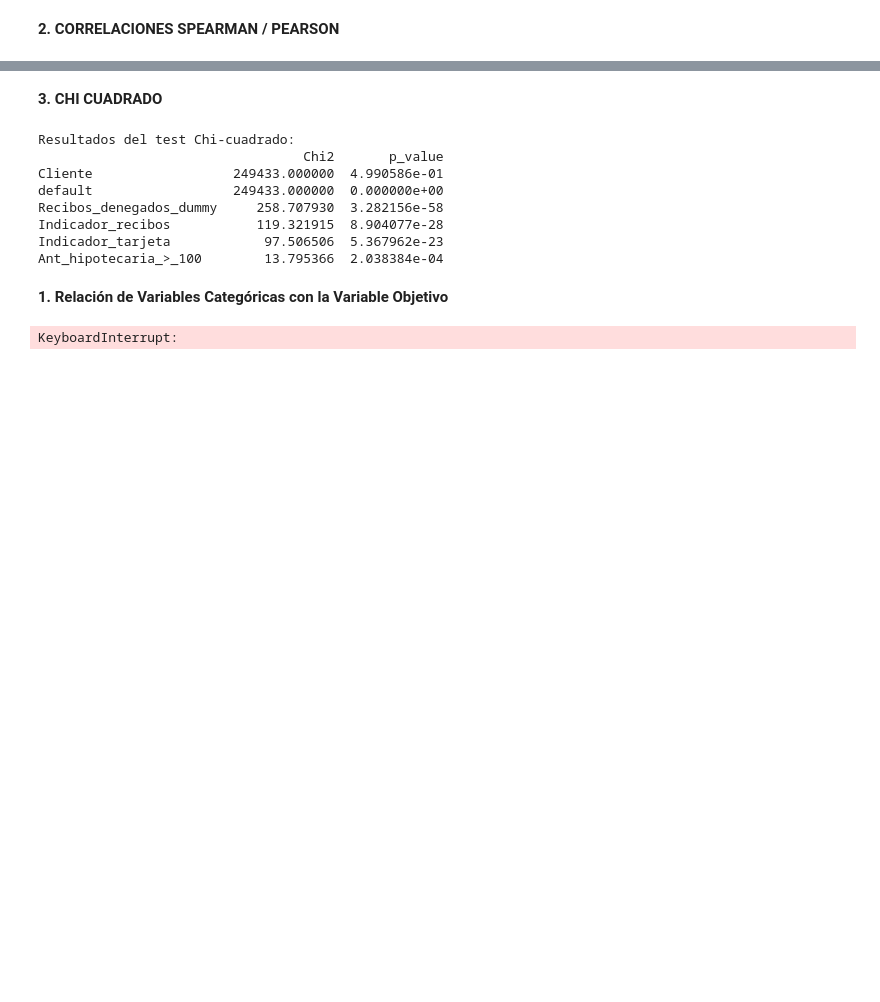
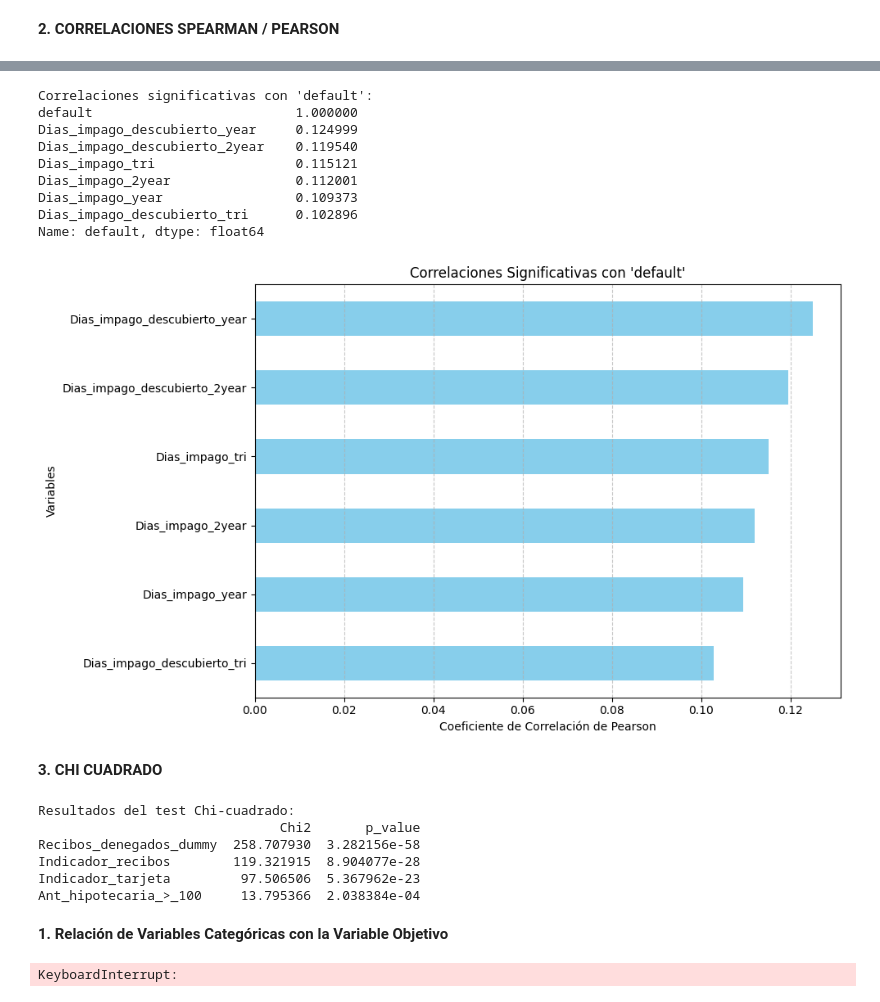
Before and after one commit to martamateosgon/Finanzas_MS, a Jupyter notebook: 2_marta_nagore.ipynb, the cells around one changed output, grey strips where cells are left out. Cells and saved outputs as stored; diff of their text form; code cells hidden in the pictures; blank space fills up the shorter version.

```diff
--- a/2_marta_nagore.ipynb
+++ b/2_marta_nagore.ipynb
@@ -457,11 +436,57 @@ Name: default, dtype: float64
+# %%
+# Convertir la columna 'default' a tipo numérico para calcular la correlación
+df['default'] = pd.to_numeric(df['default'], errors='coerce')
+
+# Seleccionar solo las variables continuas y la columna 'default'
+variables_continuas = df.select_dtypes(include=['int', 'float']).columns.tolist()
+if 'default' not in variables_continuas:
+    variables_continuas.append('default')
+
+# Calcular la matriz de correlación
+correlation_matrix = df[variables_continuas].corr(method='pearson')
+
+# Obtener las correlaciones con respecto a 'default'
+correlaciones_default = correlation_matrix['default'].sort_values(ascending=False)
+
+# Filtrar correlaciones significativas (por ejemplo, mayor a 0.1 o menor a -0.1)
+umbral = 0.1  # Ajusta el umbral según sea necesario
+correlaciones_significativas = correlaciones_default[abs(correlaciones_default) > umbral]
+
+# Mostrar las correlaciones significativas
+print("Correlaciones significativas con 'default':")
+print(correlaciones_significativas)
+
+# Graficar las correlaciones significativas
+plt.figure(figsize=(10, 6))
+correlaciones_significativas.drop('default').sort_values().plot(kind='barh', color='skyblue')
+plt.title("Correlaciones Significativas con 'default'")
+plt.xlabel("Coeficiente de Correlación de Pearson")
+plt.ylabel("Variables")
+plt.grid(axis='x', linestyle='--', alpha=0.7)
+plt.tight_layout()
+plt.show()
+# %% [output]
+Correlaciones significativas con 'default':
+default                          1.000000
+Dias_impago_descubierto_year     0.124999
+Dias_impago_descubierto_2year    0.119540
+Dias_impago_tri                  0.115121
+Dias_impago_2year                0.112001
+Dias_impago_year                 0.109373
+Dias_impago_descubierto_tri      0.102896
+Name: default, dtype: float64
+[figure, added]
 # %% [markdown]
 **3. CHI CUADRADO**
 # %%
 # Crear un diccionario para almacenar los resultados del test chi-cuadrado
 chi2_results = {}
 
+# Filtrar las variables categóricas para que no incluyan 'default' ni 'cliente'
+variables_categoricas_filtradas = [col for col in variables_categoricas if col not in ['default', 'Cliente']]
+
 # Calcular el chi-cuadrado para cada variable categórica
-for col in variables_categoricas:
+for col in variables_categoricas_filtradas:
     contingency_table = pd.crosstab(df[col], df['default'])
     chi2, p, _, _ = chi2_contingency(contingency_table, correction=False)
     chi2_results[col] = {'Chi2': chi2, 'p_value': p}
@@ -477,13 +502,11 @@ print("Resultados del test Chi-cuadrado:")
 print(chi2_df)
 # %% [output]
 Resultados del test Chi-cuadrado:
-                                  Chi2       p_value
-Cliente                  249433.000000  4.990586e-01
-default                  249433.000000  0.000000e+00
-Recibos_denegados_dummy     258.707930  3.282156e-58
-Indicador_recibos           119.321915  8.904077e-28
-Indicador_tarjeta            97.506506  5.367962e-23
-Ant_hipotecaria_>_100        13.795366  2.038384e-04
+                               Chi2       p_value
+Recibos_denegados_dummy  258.707930  3.282156e-58
+Indicador_recibos        119.321915  8.904077e-28
+Indicador_tarjeta         97.506506  5.367962e-23
+Ant_hipotecaria_>_100     13.795366  2.038384e-04
 # %% [markdown]
 **1. Relación de Variables Categóricas con la Variable Objetivo**
 # %%
```
Also changed, not shown: parts of 8 cells of this notebook.
